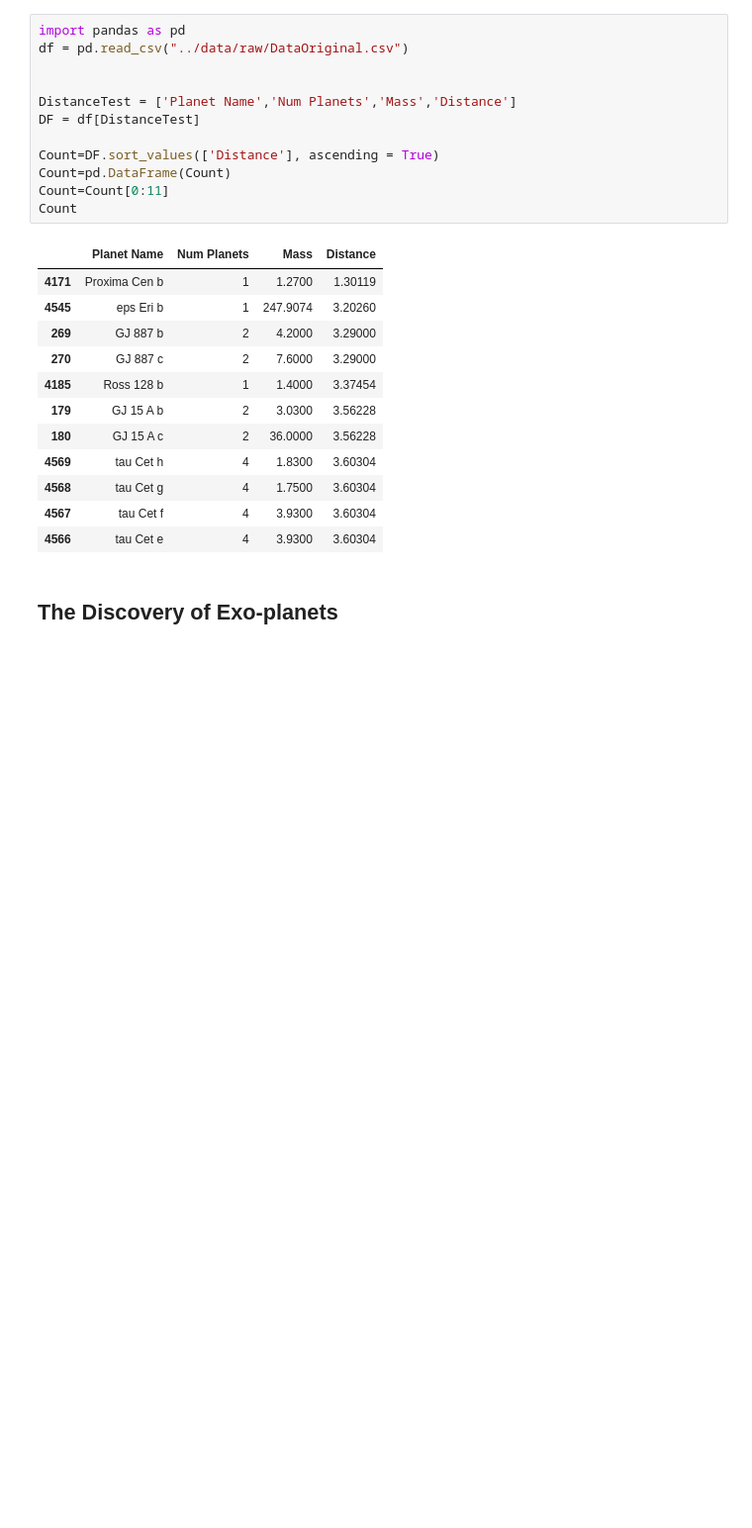
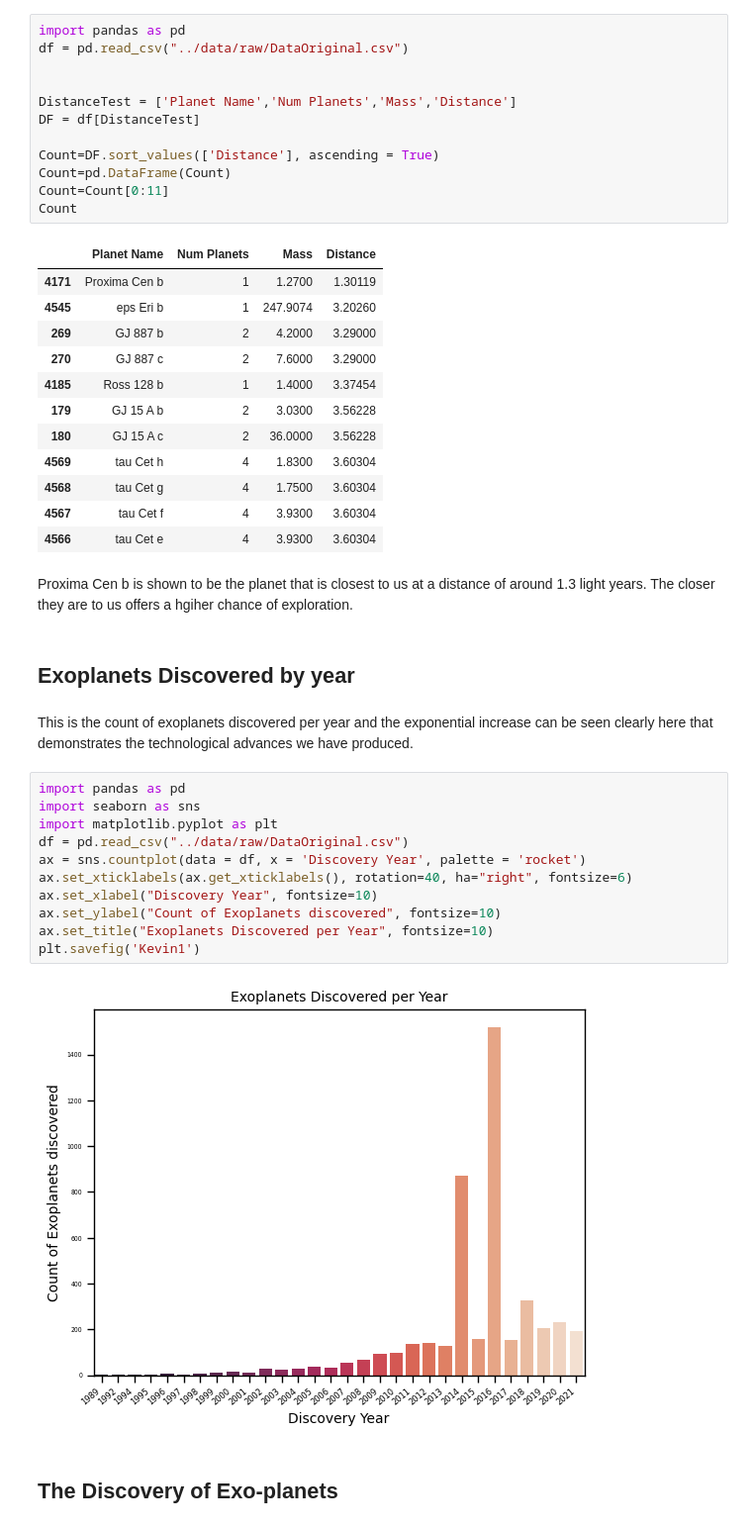
Before and after one commit to ubco-W2022T1-cosc301/project-group35, a Jupyter notebook: notebooks/analysis3.ipynb, the cells around one changed output. Shown at 99% size. Cells and saved outputs as stored; diff of their text form; blank space fills up the shorter version.

```diff
--- a/notebooks/analysis3.ipynb
+++ b/notebooks/analysis3.ipynb
@@ -50,6 +47,25 @@ Count
 | 4568 | tau Cet g | 4 | 1.7500 | 3.60304 |
 | 4567 | tau Cet f | 4 | 3.9300 | 3.60304 |
 | 4566 | tau Cet e | 4 | 3.9300 | 3.60304 |
+# %% [markdown]
+Proxima Cen b is shown to be the planet that is closest to us at a distance of around 1.3 light years. The closer they are to us offers a hgiher chance of exploration.
+# %% [markdown]
+## Exoplanets Discovered by year
+# %% [markdown]
+This is the count of exoplanets discovered per year and the exponential increase can be seen clearly here that demonstrates the technological advances we have produced.
+# %%
+import pandas as pd
+import seaborn as sns
+import matplotlib.pyplot as plt
+df = pd.read_csv("../data/raw/DataOriginal.csv")
+ax = sns.countplot(data = df, x = 'Discovery Year', palette = 'rocket')
+ax.set_xticklabels(ax.get_xticklabels(), rotation=40, ha="right", fontsize=6)
+ax.set_xlabel("Discovery Year", fontsize=10)
+ax.set_ylabel("Count of Exoplanets discovered", fontsize=10)
+ax.set_title("Exoplanets Discovered per Year", fontsize=10)
+plt.savefig('Kevin1')
+# %% [output]
+[figure, added]
 # %% [markdown]
 ## The Discovery of Exo-planets
 # %% [markdown]
```
Also changed, not shown: parts of 9 cells of this notebook, 8 other files.
